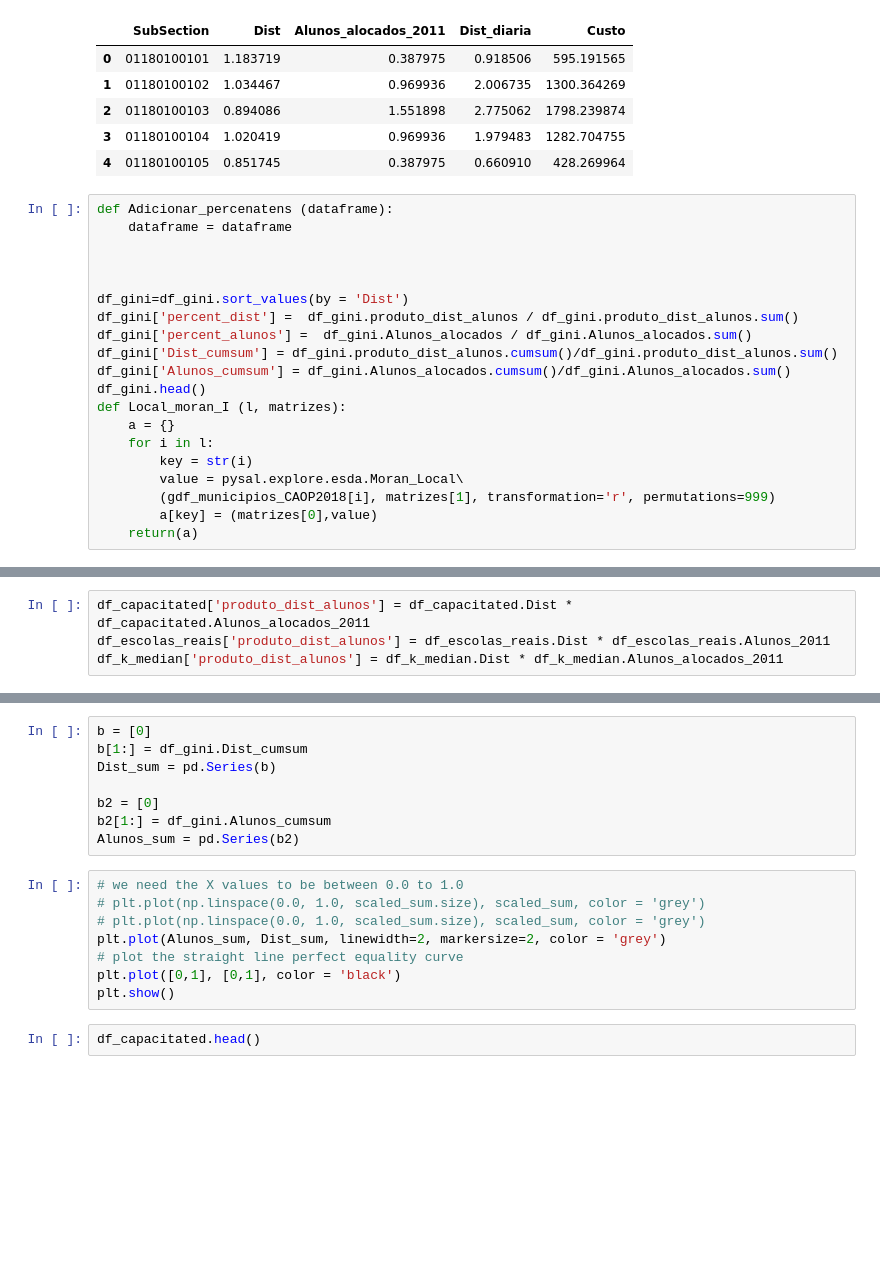
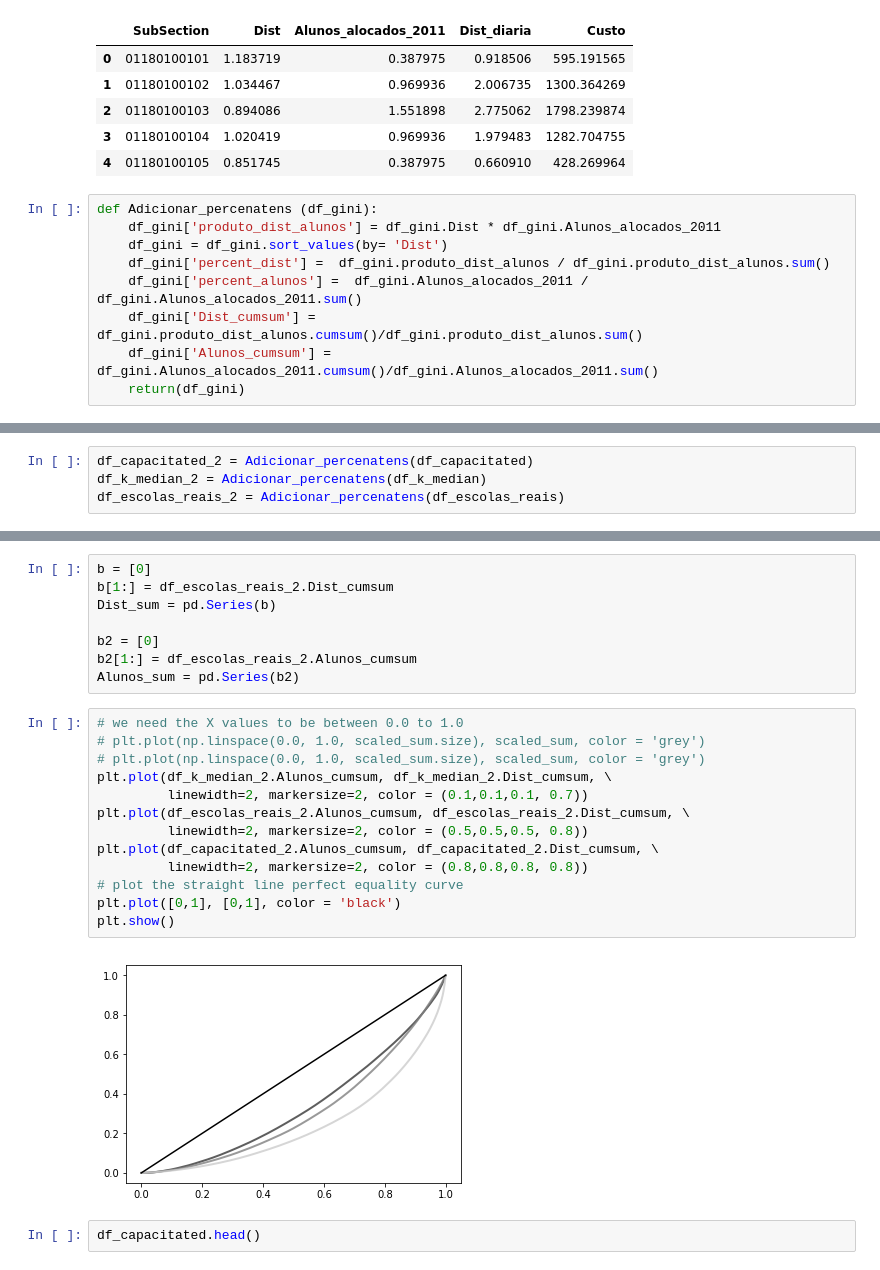
Before and after one commit to joaodolobo/Gini_coefficients, a Jupyter notebook: Gini_coefficients.ipynb, the cells around one changed output, grey strips where cells are left out. Saved outputs shown, nothing was run; the diff lists cells and outputs as text; blank space fills up the shorter version.

```diff
--- a/Gini_coefficients.ipynb
+++ b/Gini_coefficients.ipynb
@@ -29,22 +29,11 @@ df_escolas_reais.head()
 | 3 | 01180100104 | 1.020419 | 0.969936 | 1.979483 | 1282.704755 |
 | 4 | 01180100105 | 0.851745 | 0.387975 | 0.660910 | 428.269964 |
 # %%
-def Adicionar_percenatens (dataframe):
-    dataframe = dataframe
-
-
-
-df_gini=df_gini.sort_values(by = 'Dist')
-df_gini['percent_dist'] =  df_gini.produto_dist_alunos / df_gini.produto_dist_alunos.sum()
-df_gini['percent_alunos'] =  df_gini.Alunos_alocados / df_gini.Alunos_alocados.sum()
-df_gini['Dist_cumsum'] = df_gini.produto_dist_alunos.cumsum()/df_gini.produto_dist_alunos.sum()
-df_gini['Alunos_cumsum'] = df_gini.Alunos_alocados.cumsum()/df_gini.Alunos_alocados.sum()
-df_gini.head()
-def Local_moran_I (l, matrizes):
-    a = {}
-    for i in l:
-        key = str(i)
-        value = pysal.explore.esda.Moran_Local\
-        (gdf_municipios_CAOP2018[i], matrizes[1], transformation='r', permutations=999)
-        a[key] = (matrizes[0],value)
-    return(a)
+def Adicionar_percenatens (df_gini):
+    df_gini['produto_dist_alunos'] = df_gini.Dist * df_gini.Alunos_alocados_2011
+    df_gini = df_gini.sort_values(by= 'Dist')
+    df_gini['percent_dist'] =  df_gini.produto_dist_alunos / df_gini.produto_dist_alunos.sum()
+    df_gini['percent_alunos'] =  df_gini.Alunos_alocados_2011 / df_gini.Alunos_alocados_2011.sum()
+    df_gini['Dist_cumsum'] = df_gini.produto_dist_alunos.cumsum()/df_gini.produto_dist_alunos.sum()
+    df_gini['Alunos_cumsum'] = df_gini.Alunos_alocados_2011.cumsum()/df_gini.Alunos_alocados_2011.sum()
+    return(df_gini)
@@ -55,4 +39,0 @@ df_escolas_reais.iloc[-1:,]
-# %%
-df_capacitated['produto_dist_alunos'] = df_capacitated.Dist * df_capacitated.Alunos_alocados_2011
-df_escolas_reais['produto_dist_alunos'] = df_escolas_reais.Dist * df_escolas_reais.Alunos_2011
-df_k_median['produto_dist_alunos'] = df_k_median.Dist * df_k_median.Alunos_alocados_2011
@@ -68,0 +40,4 @@ df_gini.head()
+# %%
+df_capacitated_2 = Adicionar_percenatens(df_capacitated)
+df_k_median_2 = Adicionar_percenatens(df_k_median)
+df_escolas_reais_2 = Adicionar_percenatens(df_escolas_reais)
@@ -69,19 +53,26 @@ df_gini.head()
 # %%
 b = [0]
-b[1:] = df_gini.Dist_cumsum
+b[1:] = df_escolas_reais_2.Dist_cumsum
 Dist_sum = pd.Series(b)
 
 b2 = [0]
-b2[1:] = df_gini.Alunos_cumsum
+b2[1:] = df_escolas_reais_2.Alunos_cumsum
 Alunos_sum = pd.Series(b2)
 # %%
 # we need the X values to be between 0.0 to 1.0
 # plt.plot(np.linspace(0.0, 1.0, scaled_sum.size), scaled_sum, color = 'grey')
 # plt.plot(np.linspace(0.0, 1.0, scaled_sum.size), scaled_sum, color = 'grey')
-plt.plot(Alunos_sum, Dist_sum, linewidth=2, markersize=2, color = 'grey')
+plt.plot(df_k_median_2.Alunos_cumsum, df_k_median_2.Dist_cumsum, \
+         linewidth=2, markersize=2, color = (0.1,0.1,0.1, 0.7))
+plt.plot(df_escolas_reais_2.Alunos_cumsum, df_escolas_reais_2.Dist_cumsum, \
+         linewidth=2, markersize=2, color = (0.5,0.5,0.5, 0.8))
+plt.plot(df_capacitated_2.Alunos_cumsum, df_capacitated_2.Dist_cumsum, \
+         linewidth=2, markersize=2, color = (0.8,0.8,0.8, 0.8))
 # plot the straight line perfect equality curve
 plt.plot([0,1], [0,1], color = 'black')
 plt.show()
+# %% [output]
+[figure, added]
 # %%
 df_capacitated.head()
 # %%
```
Also changed, not shown: parts of 9 cells of this notebook.
